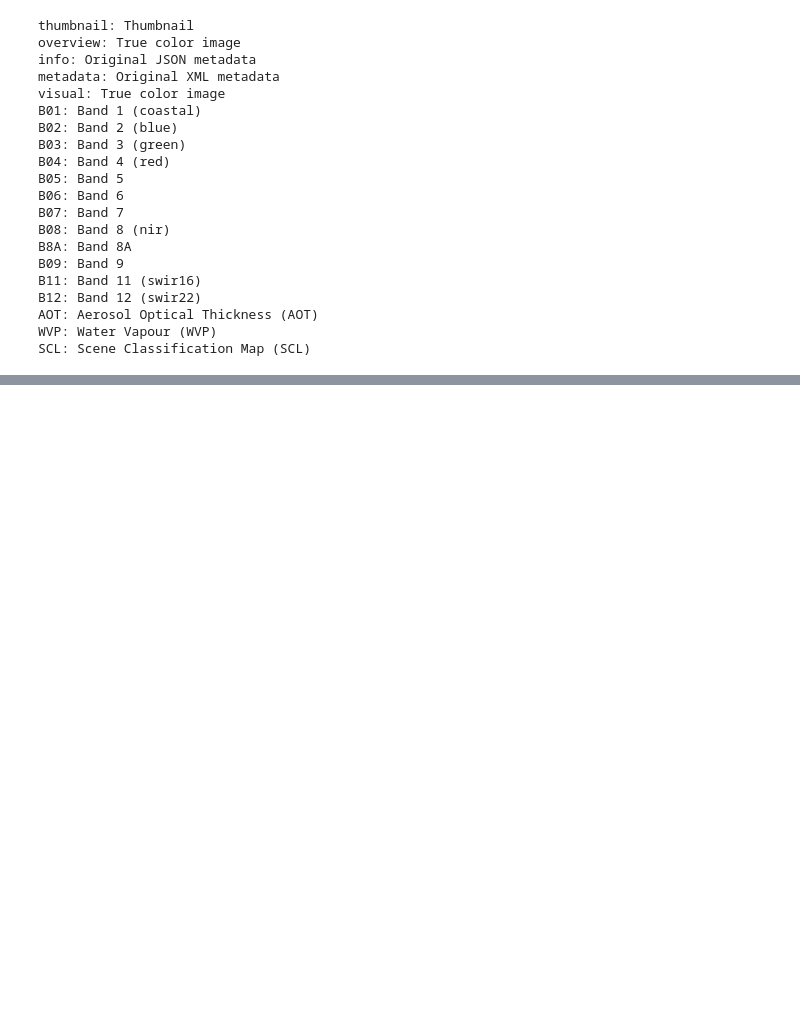
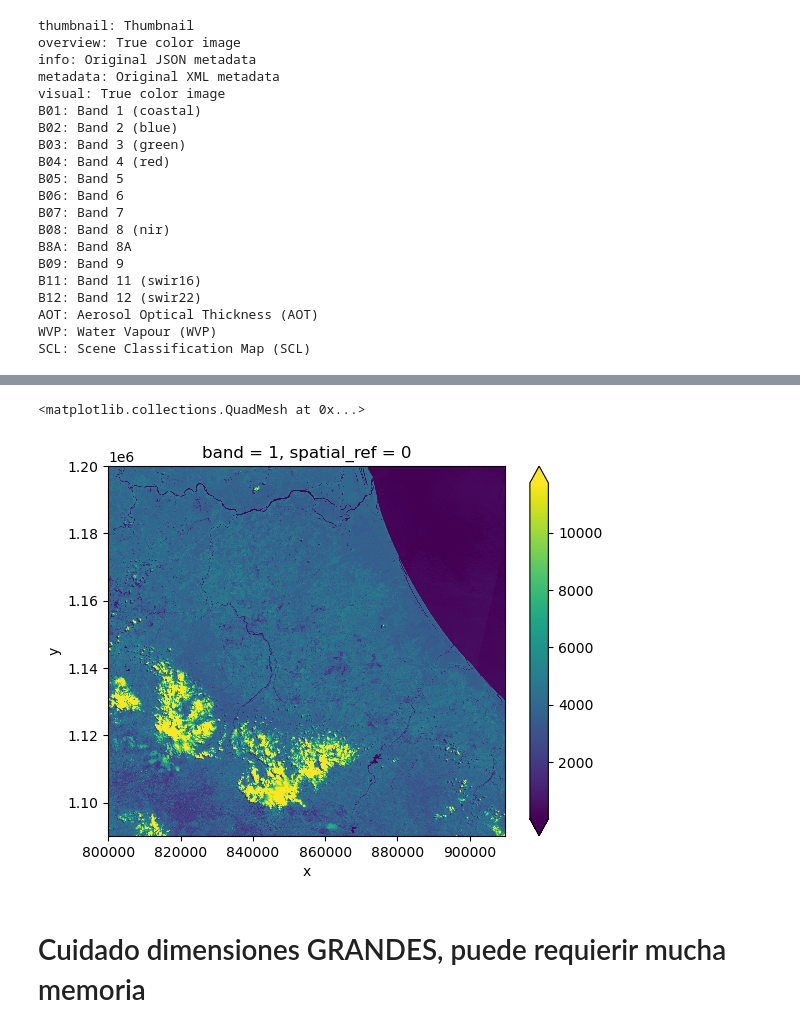
Before and after one commit to Joseumaa13/ManejoRasters, a Jupyter notebook: Manejo de datos raster.ipynb, the cells around one changed output, grey strips where cells are left out. Drawn from its saved outputs; the diff is of its cells as text; code cells hidden in the pictures; blank space fills up the shorter version.

```diff
--- a/Manejo de datos raster.ipynb
+++ b/Manejo de datos raster.ipynb
@@ -165,0 +269,9 @@ SCL: Scene Classification Map (SCL)
+# %%
+# Graficación de la banda
+# robust=True calcula el rango de colores entre los percentiles 2 y 98
+b_09.plot(robust=True)
+# %% [output]
+<matplotlib.collections.QuadMesh at 0x...>
+[figure, added]
+# %% [markdown]
+# Cuidado dimensiones GRANDES, puede requierir mucha memoria
```
Also changed, not shown: parts of 30 cells of this notebook.
